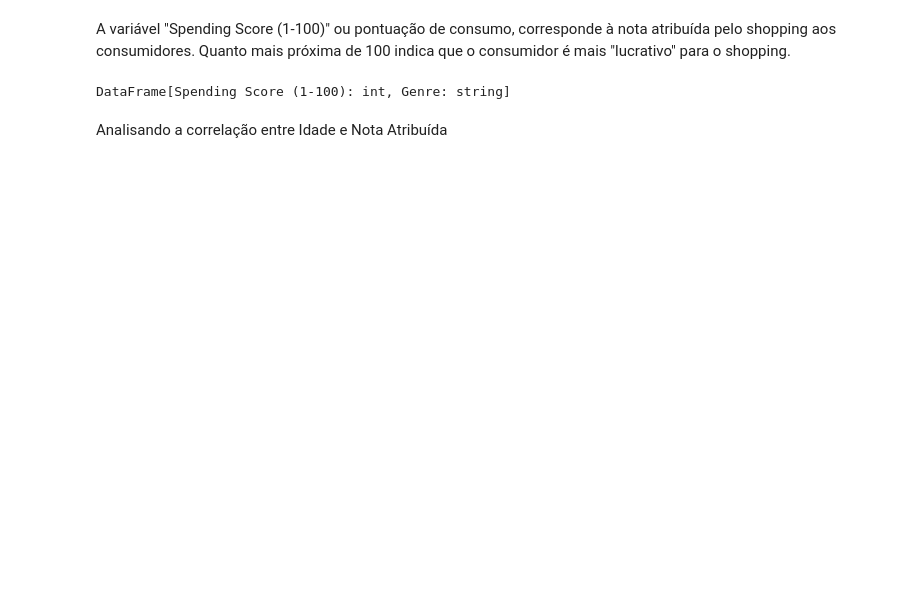
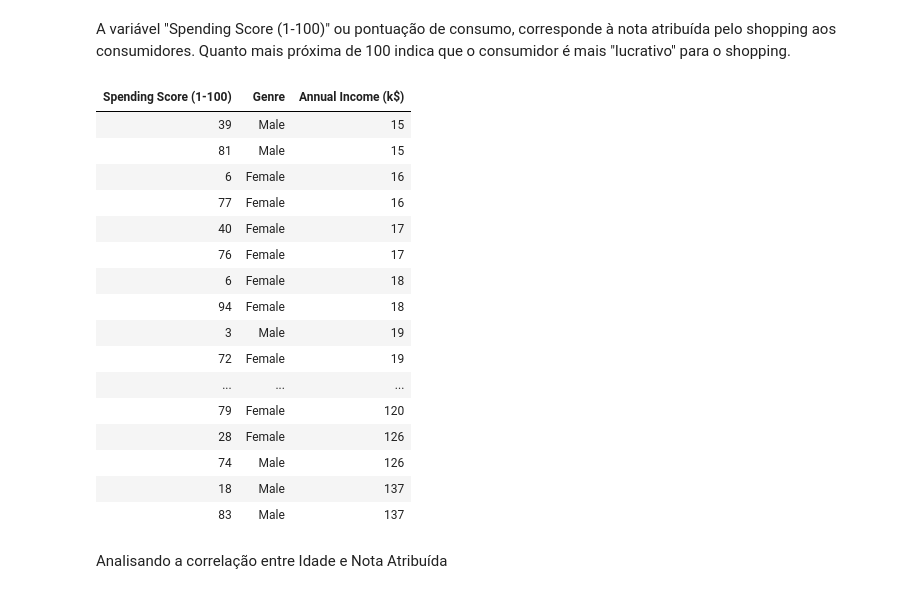
Before and after one commit to devscheffer/IGTI-Cientista_de_Dados, a Jupyter notebook: Modulo 4/Desafio/desafio_bootcamp_TPD.ipynb, the cells around one changed output. Drawn from its saved outputs; the diff is of its cells as text; code cells hidden in the pictures; blank space fills up the shorter version.

```diff
--- a/Modulo 4/Desafio/desafio_bootcamp_TPD.ipynb
+++ b/Modulo 4/Desafio/desafio_bootcamp_TPD.ipynb
@@ -30,3 +22,3 @@ spark = SparkSession.builder.appName("desafio_tpd").getOrCreate() #cria a seçã
 # %%
-#diretorioDatasetDiabets="/FileStore/tables/Mall_Customers.csv"  #diretório que contém o arquivo a ser utilizado
-diretorioDatasetDiabets="Mall_Customers.csv"
+diretorioDatasetDiabets="/FileStore/tables/Mall_Customers.csv"  #diretório que contém o arquivo a ser utilizado
+# diretorioDatasetDiabets="Mall_Customers.csv"
@@ -153,9 +203,25 @@ DataFrame[Age: int, Genre: string]
 A variável "Spending Score (1-100)" ou pontuação de consumo, corresponde à nota atribuída pelo shopping aos consumidores. Quanto mais próxima de 100 indica que o consumidor é mais "lucrativo" para o shopping.
 # %%
 #encontrando as notas atribuidas por gênero
-display(data.select(["Spending Score (1-100)","Genre"]))
+display(data.select(["Spending Score (1-100)","Genre","Annual Income (k$)"]))
 # %% [output]
-DataFrame[Spending Score (1-100): int, Genre: string]
+| Spending Score (1-100) | Genre | Annual Income (k$) |
+| 39 | Male | 15 |
+| 81 | Male | 15 |
+| 6 | Female | 16 |
+| 77 | Female | 16 |
+| 40 | Female | 17 |
+| 76 | Female | 17 |
+| 6 | Female | 18 |
+| 94 | Female | 18 |
+| 3 | Male | 19 |
+| 72 | Female | 19 |
+| ... | ... | ... |
+| 79 | Female | 120 |
+| 28 | Female | 126 |
+| 74 | Male | 126 |
+| 18 | Male | 137 |
+| 83 | Male | 137 |
 # %% [markdown]
 Analisando a correlação entre Idade e Nota Atribuída
 # %%
```
Also changed, not shown: parts of 36 cells of this notebook, 25 other files.
